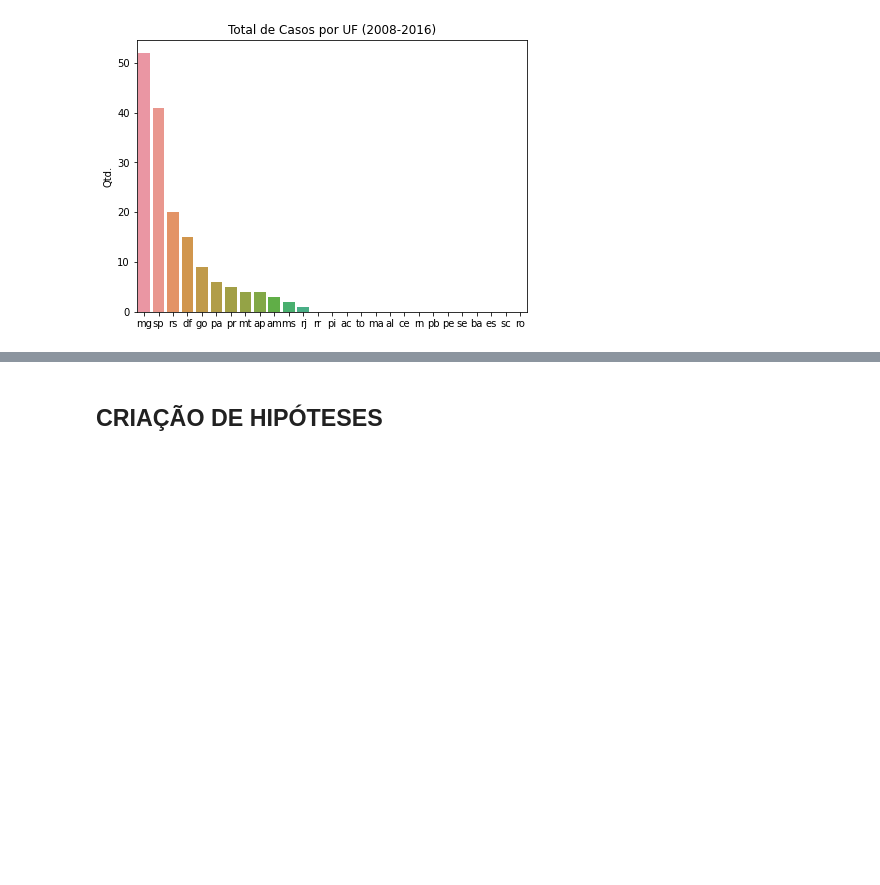
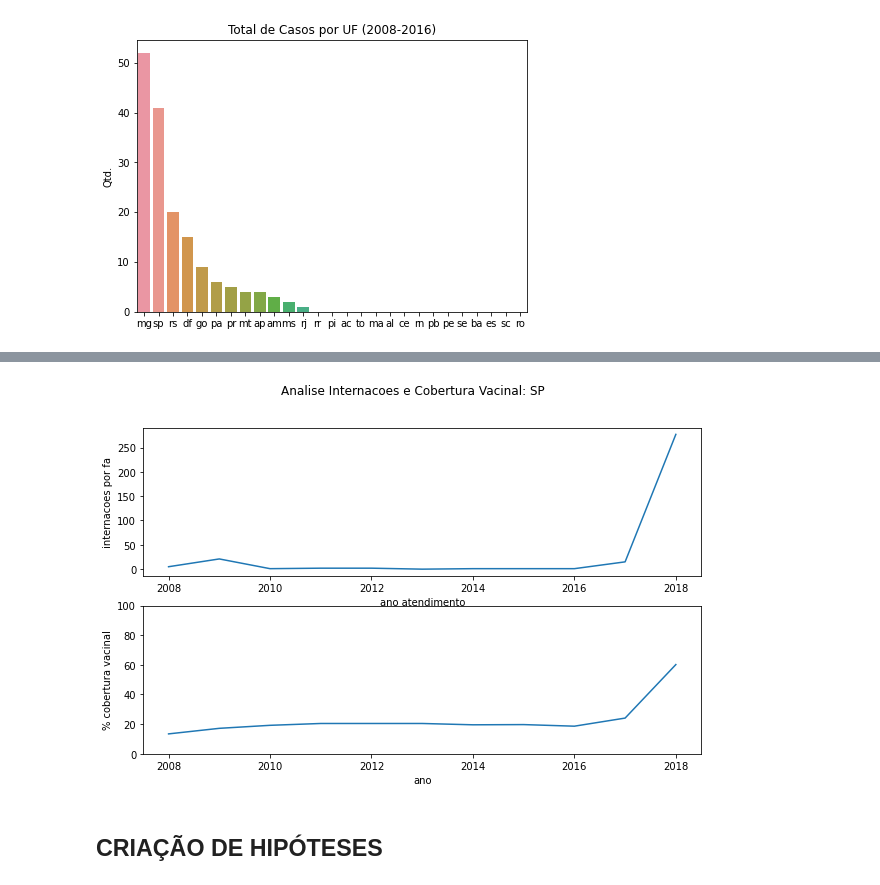
Before and after one commit to itsGab/ds_febre_amarela, a Jupyter notebook: nb-projeto/projeto_modulo2_rascunho.ipynb, the cells around one changed output, grey strips where cells are left out. Cells and saved outputs as stored; diff of their text form; code cells hidden in the pictures; blank space fills up the shorter version.

```diff
--- a/nb-projeto/projeto_modulo2_rascunho.ipynb
+++ b/nb-projeto/projeto_modulo2_rascunho.ipynb
@@ -272,3 +313,7 @@ plt.show()
+# %%
+plota_internacoes_por_vacinal('sp')
+# %% [output]
+[figure, added]
 # %% [markdown]
 ## CRIAÇÃO DE HIPÓTESES
 # %% [markdown]
```
Also changed, not shown: parts of 14 cells of this notebook.
